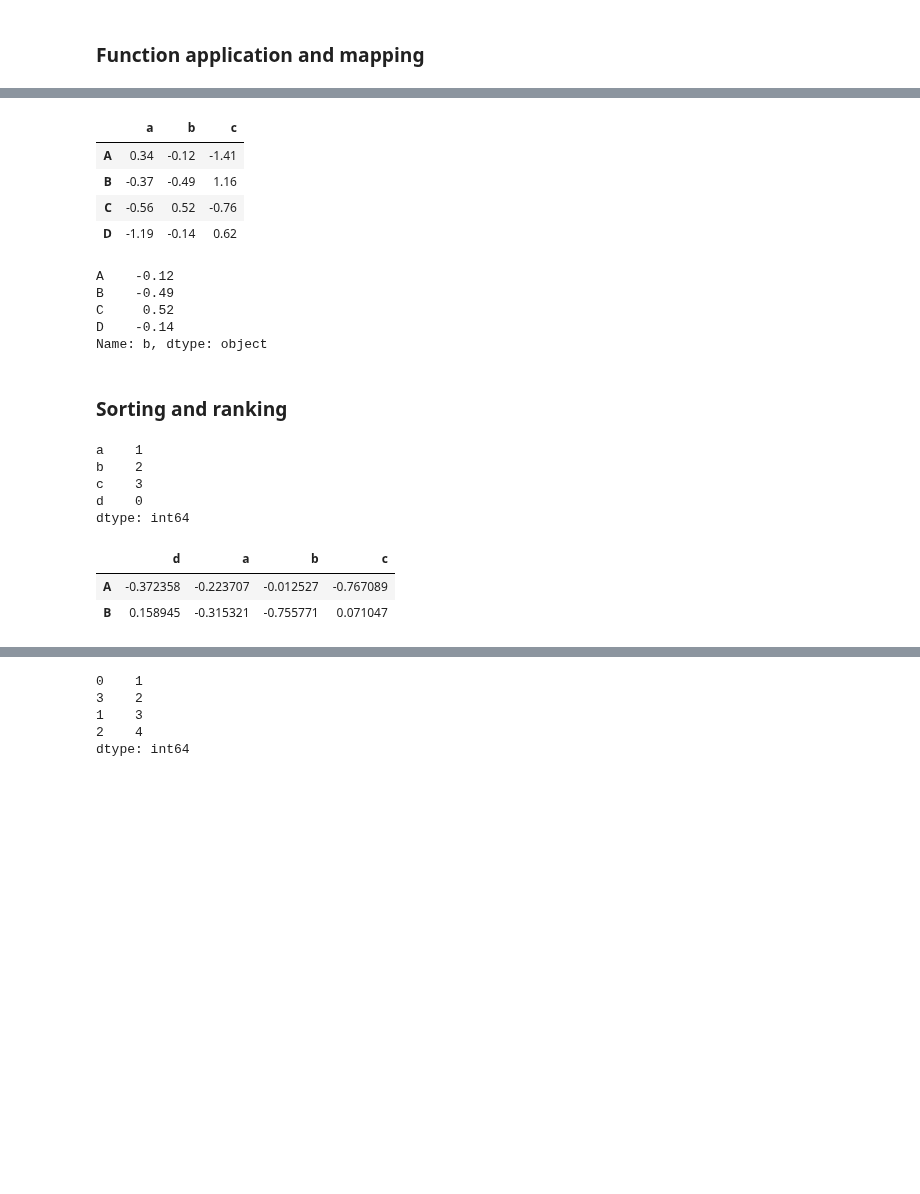
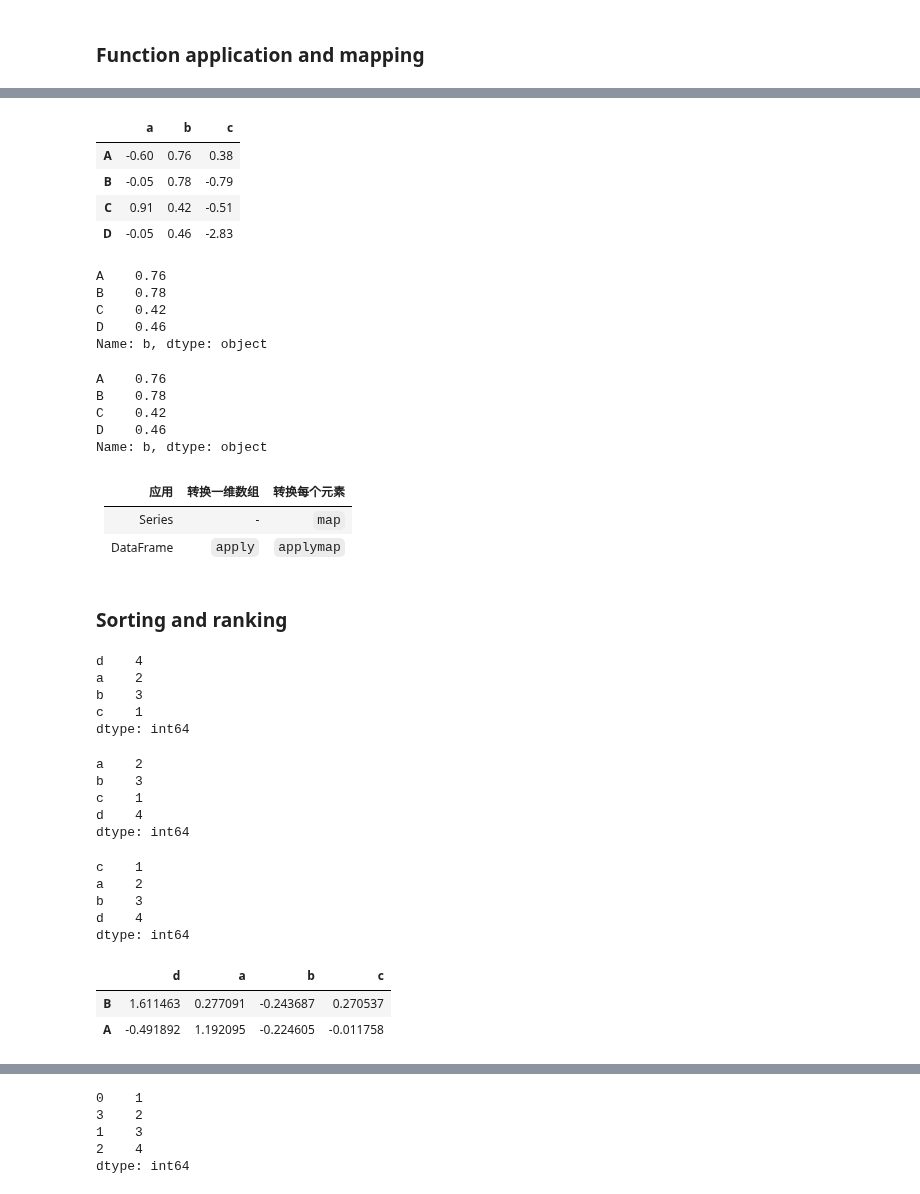
Before and after one commit to hugolu/learn-python, a Jupyter notebook: python-for-data-analysis/ch05-getting-started-with-pandas.ipynb, the cells around one changed output, grey strips where cells are left out. Cells and saved outputs as stored; diff of their text form; code cells hidden in the pictures; blank space fills up the shorter version.

```diff
--- a/python-for-data-analysis/ch05-getting-started-with-pandas.ipynb
+++ b/python-for-data-analysis/ch05-getting-started-with-pandas.ipynb
@@ -877,41 +1040,67 @@ frame.apply(lambda x: Series([x.max(), x.min()], index=['max','min']))
 # %%
-# 元素级的Python函数也是可以用
-format = lambda x: '%.2f' % x
-frame.applymap(format)
+# DataFrame 使用 applymap 转换每个元素
+frame.applymap(lambda x: '%.2f' % x)
 # %% [output]
 |  | a | b | c |
-| A | 0.34 | -0.12 | -1.41 |
-| B | -0.37 | -0.49 | 1.16 |
-| C | -0.56 | 0.52 | -0.76 |
-| D | -1.19 | -0.14 | 0.62 |
+| A | -0.60 | 0.76 | 0.38 |
+| B | -0.05 | 0.78 | -0.79 |
+| C | 0.91 | 0.42 | -0.51 |
+| D | -0.05 | 0.46 | -2.83 |
 # %%
-# Series使用map方法应用于元素级函数
-frame['b'].map(format)
+# Series使用 map 转换每个元素
+frame['b'].map(lambda x: '%.2f' % x)
 # %% [output]
-A    -0.12
-B    -0.49
-C     0.52
-D    -0.14
+A    0.76
+B    0.78
+C    0.42
+D    0.46
 Name: b, dtype: object
+# %%
+frame['b'].apply(lambda x: '%.2f' % x) # 等同 map
+# %% [output]
+A    0.76
+B    0.78
+C    0.42
+D    0.46
+Name: b, dtype: object
+# %% [markdown]
+应用 | 转换一维数组 | 转换每个元素
+---|----|---
+Series    | - | `map`
+DataFrame | `apply` | `applymap`
 # %% [markdown]
 ### Sorting and ranking
 # %%
-obj = Series(range(4), index=list('dabc'))
-
-# 对Series的Index排序
-obj.sort_index()
+obj = Series([4,2,3,1], index=list('dabc'))
+obj
 # %% [output]
-a    1
-b    2
-c    3
-d    0
+d    4
+a    2
+b    3
+c    1
 dtype: int64
+# %%
+# 对Series的Index排序
+obj.sort_index()
+# %% [output]
+a    2
+b    3
+c    1
+d    4
+dtype: int64
+# %%
+# 对Series的values排序
+obj.sort_values()
+# %% [output]
+c    1
+a    2
+b    3
+d    4
+dtype: int64
 # %%
 frame = DataFrame(np.random.randn(2,4), index=['B','A'], columns=list('dabc'))
-
-# 对DataFrame的Index排序
-frame.sort_index()
+frame
 # %% [output]
 |  | d | a | b | c |
-| A | -0.372358 | -0.223707 | -0.012527 | -0.767089 |
-| B | 0.158945 | -0.315321 | -0.755771 | 0.071047 |
+| B | 1.611463 | 0.277091 | -0.243687 | 0.270537 |
+| A | -0.491892 | 1.192095 | -0.224605 | -0.011758 |
```
Also changed, not shown: parts of 108 cells of this notebook.
